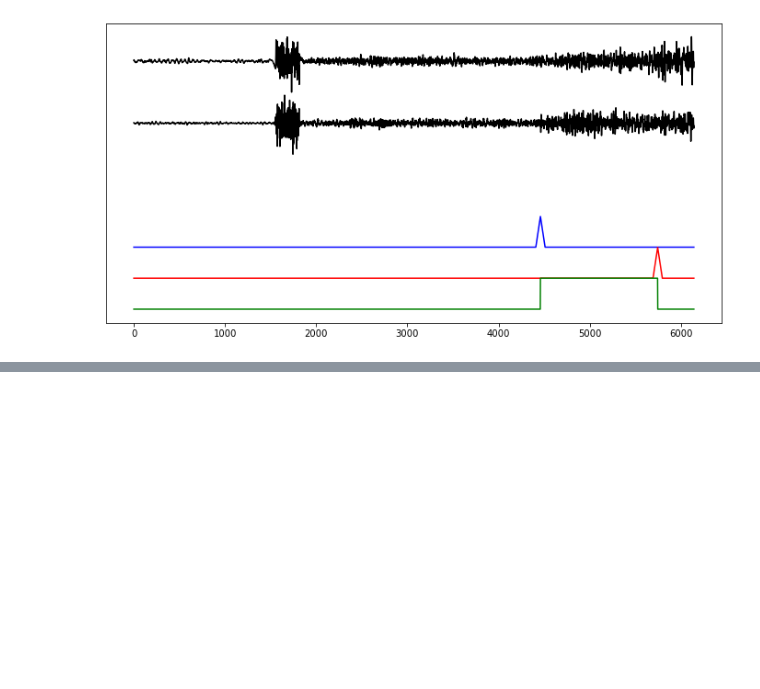
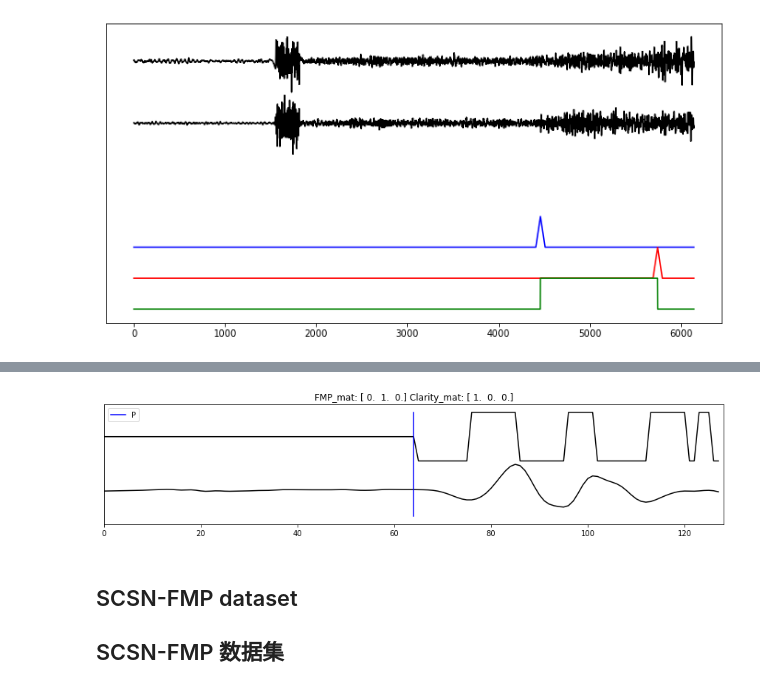
Before and after one commit to MrXiaoXiao/DiTingTools, a Jupyter notebook: examples/01_visualize_common_datasets/Inspect common datasets [浏览常用的数据集].ipynb, the cells around one changed output, grey strips where cells are left out. Drawn from its saved outputs; the diff is of its cells as text; code cells hidden in the pictures; blank space fills up the shorter version.

```diff
--- a/examples/01_visualize_common_datasets/Inspect common datasets [浏览常用的数据集].ipynb
+++ b/examples/01_visualize_common_datasets/Inspect common datasets [浏览常用的数据集].ipynb
@@ -1154,0 +1113,25 @@ for output_data in final_training_sample_dataset.batch(batch_size).take(1):
+# %%
+data_length = 128
+temp_X, temp_Y = get_instance_for_FirstMotionPolarity_training(dataset_name='DiTing', dataset_path=DiTingDatasetPath, data_length=data_length, part = part, key = key, motion=p_motion, sharpness=p_sharpness, P=p_t)
+
+plt.figure(figsize=(12,3))
+plot_half_length = 50
+for chdx in range(2):
+    temp_plot = temp_X[:,chdx]
+    temp_plot -= np.mean(temp_plot)
+    temp_plot /= np.max(np.abs(temp_plot))
+    plt.plot(temp_plot + chdx*2, color='k' )
+plt.plot([data_length//2,data_length//2],[-1,3],color='b',label='P')
+plt.ylim([-1.3,3.3])
+plt.xlim([0,temp_plot.shape[0]])
+plt.yticks([])
+plt.title('FMP_mat: {} Clarity_mat: {}'.format(temp_Y[0,:], temp_Y[1,:]))
+plt.legend()
+plt.tight_layout()
+plt.show()
+plt.close()
+# %% [output]
+[figure, added]
+# %% [markdown]
+## SCSN-FMP dataset
+## SCSN-FMP 数据集
```
Also changed, not shown: parts of 31 cells of this notebook, 4 other files.
